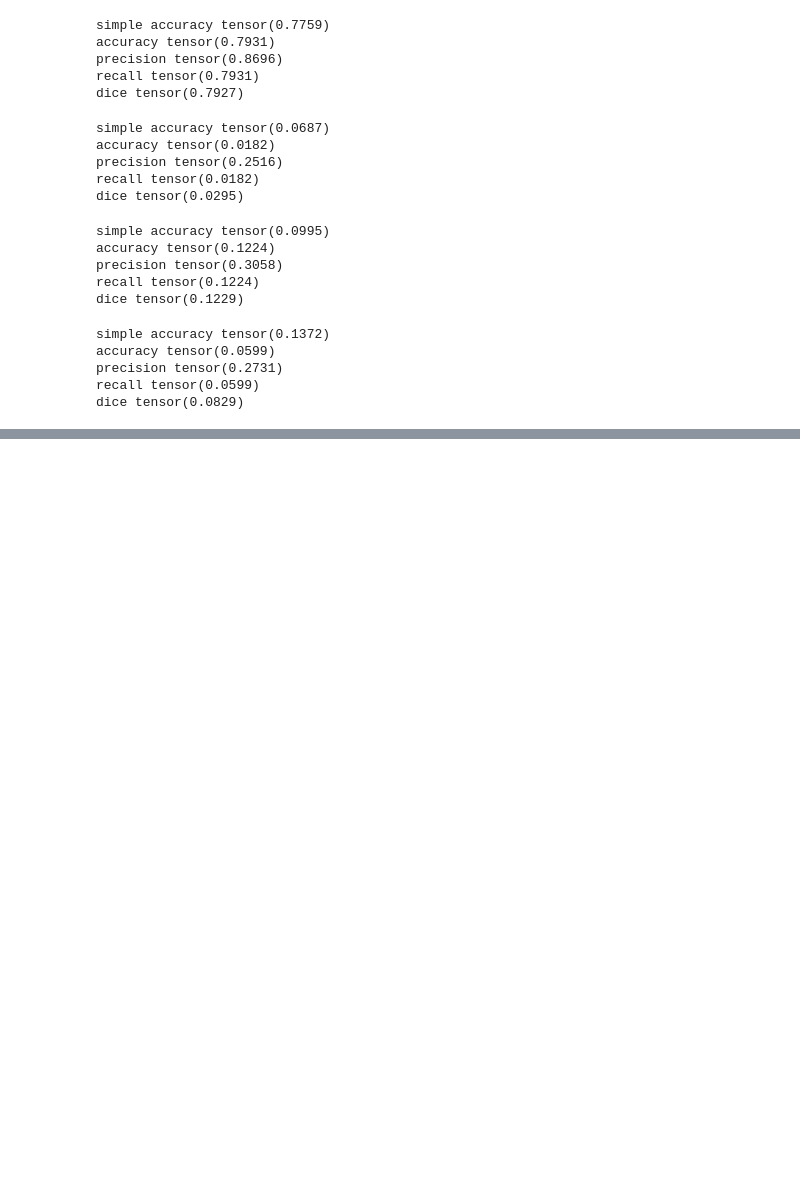
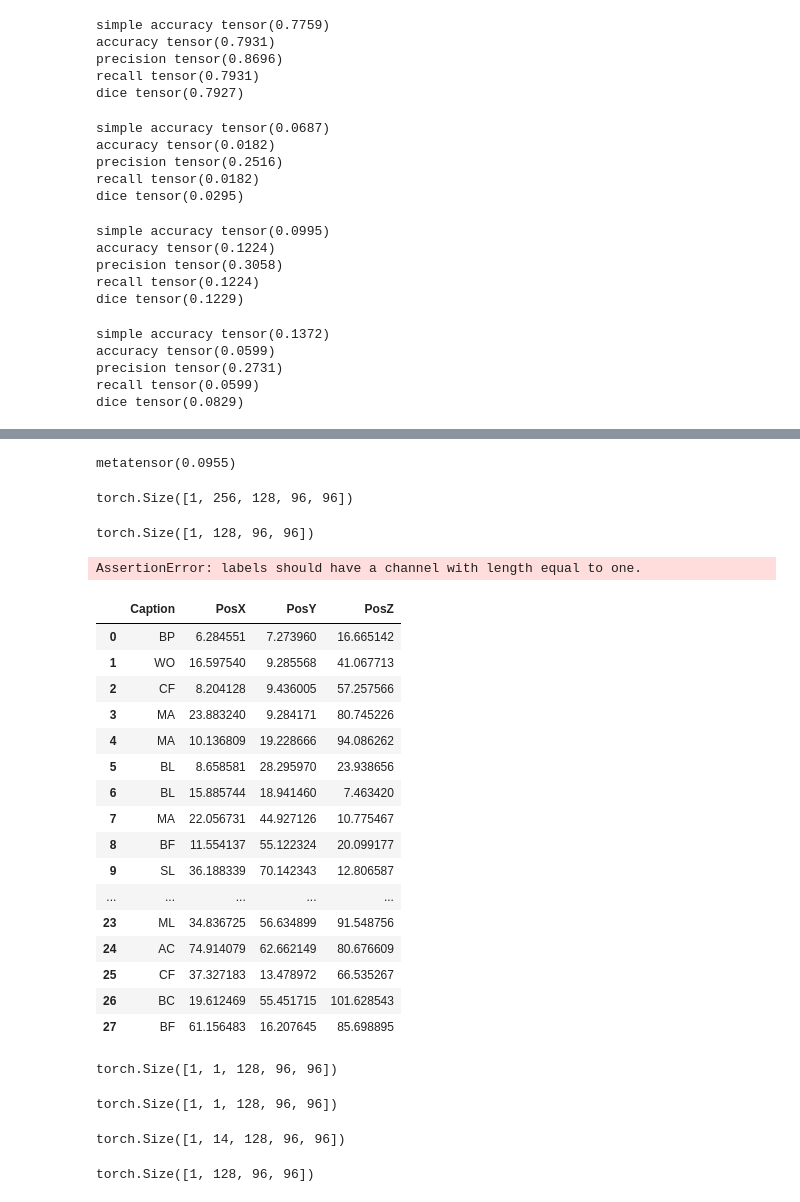
Before and after one commit to RasmusJuul/Synthetic_Context, a Jupyter notebook: Synthetic_Context/notebooks/testing.ipynb, the cells around one changed output, grey strips where cells are left out. Saved outputs shown, nothing was run; the diff lists cells and outputs as text; code cells hidden in the pictures; blank space fills up the shorter version.

Commit message:
kaggle

```diff
--- a/Synthetic_Context/notebooks/testing.ipynb
+++ b/Synthetic_Context/notebooks/testing.ipynb
@@ -1948,0 +2074,9 @@ dice tensor(0.0829)
+# %%
+bugnist = BugNISTDataModule(batch_size=1, num_workers=0, mix=True,version="kaggle")
+bugnist.setup(stage="fit")
+
+loader = bugnist.train_dataloader()
+# %%
+iterator = iter(loader)
+# %%
+img, label, centroid, object = next(iterator)
@@ -1948,0 +2120,44 @@ dice tensor(0.0829)
+# %%
+gDice_loss
+# %% [output]
+metatensor(0.0955)
+# %%
+object_preds.shape
+# %% [output]
+torch.Size([1, 256, 128, 96, 96])
+# %%
+object.shape
+# %% [output]
+torch.Size([1, 128, 96, 96])
+# %%
+gdl(object_preds,object)
+# %% [output]
+AssertionError: labels should have a channel with length equal to one.
+# %%
+pd.read_csv(centroid[0],sep=";")
+# %% [output]
+|  | Caption | PosX | PosY | PosZ |
+| 0 | BP | 6.284551 | 7.273960 | 16.665142 |
+| 1 | WO | 16.597540 | 9.285568 | 41.067713 |
+| 2 | CF | 8.204128 | 9.436005 | 57.257566 |
+| 3 | MA | 23.883240 | 9.284171 | 80.745226 |
+| 4 | MA | 10.136809 | 19.228666 | 94.086262 |
+| 5 | BL | 8.658581 | 28.295970 | 23.938656 |
+| 6 | BL | 15.885744 | 18.941460 | 7.463420 |
+| 7 | MA | 22.056731 | 44.927126 | 10.775467 |
+| 8 | BF | 11.554137 | 55.122324 | 20.099177 |
+| 9 | SL | 36.188339 | 70.142343 | 12.806587 |
+| ... | ... | ... | ... | ... |
+| 23 | ML | 34.836725 | 56.634899 | 91.548756 |
+| 24 | AC | 74.914079 | 62.662149 | 80.676609 |
+| 25 | CF | 37.327183 | 13.478972 | 66.535267 |
+| 26 | BC | 19.612469 | 55.451715 | 101.628543 |
+| 27 | BF | 61.156483 | 16.207645 | 85.698895 |
+# %%
+img.shape
+# %% [output]
+torch.Size([1, 1, 128, 96, 96])
+# %%
+torch.nn.functional.pad(img,(2,2,2,2,0,0)).shape
+# %% [output]
+torch.Size([1, 1, 128, 96, 96])
@@ -1948,0 +2166,8 @@ dice tensor(0.0829)
+# %%
+output.shape
+# %% [output]
+torch.Size([1, 14, 128, 96, 96])
+# %%
+output[:,-1,:,:,:].shape
+# %% [output]
+torch.Size([1, 128, 96, 96])
```
Also changed, not shown: parts of 46 cells of this notebook, 15 other files.
